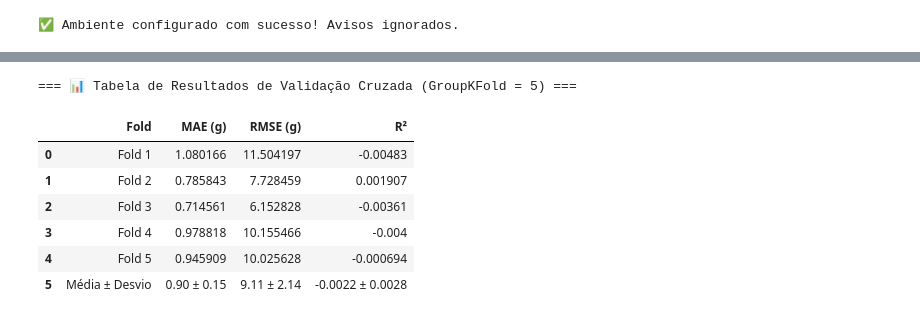
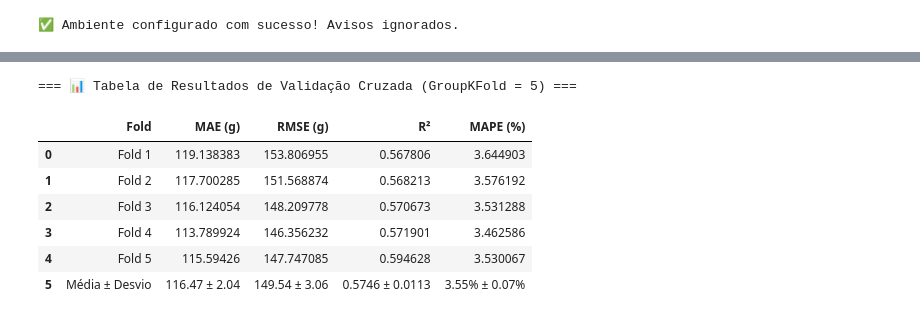
Before and after one commit to brunocorisco86/predicao_peso_mortalidade, a Jupyter notebook: notebooks/modelo_promissor_predicao_peso.ipynb, the cells around one changed output, grey strips where cells are left out. Cells and saved outputs as stored; diff of their text form; code cells hidden in the pictures.

```diff
--- a/notebooks/modelo_promissor_predicao_peso.ipynb
+++ b/notebooks/modelo_promissor_predicao_peso.ipynb
@@ -62,25 +64,18 @@ Antes da modelagem, avaliamos a distribuição estatística das variáveis princ
 # %%
-# 📈 Carregamento de Dados e Estatística Descritiva
-unified_csv = os.path.join(project_root, 'data', 'processed', 'unified_data.csv')
-cleaned_csv = os.path.join(project_root, 'data', 'processed', 'cleaned_data.csv')
+# 📈 Carregamento de Dados e Estatística Descritiva no Dataset de Abate
+unified_csv = settings.UNIFIED_CSV_PATH
+cleaned_csv = os.path.join(settings.PROCESSED_DIR, 'cleaned_data.csv')
 
 df_clean = pd.read_csv(cleaned_csv, low_memory=False)
 
-# Converter variáveis numéricas
-numeric_cols = ['peso', 'idade', 'cab_alojadas', 'mortalidade', 'descartados', 'c15', 'x02']
-for col in numeric_cols:
-    if col in df_clean.columns:
-        df_clean[col] = pd.to_numeric(df_clean[col], errors='coerce')
+stats_cols = ['idade', 'peso_kg', 'peso_g', 'gmd_abate', 'mortalidade', 'descartados', 'cab_alojadas', '_mortalidade', '_descartados']
+existing_stats_cols = [c for c in stats_cols if c in df_clean.columns]
 
-# Criar coluna peso em gramas
-df_clean['peso_g'] = df_clean['peso'] * 1000.0 if df_clean['peso'].max() < 100 else df_clean['peso']
+desc_stats = df_clean[existing_stats_cols].describe().T
+desc_stats['median'] = df_clean[existing_stats_cols].median()
+desc_stats['skewness'] = df_clean[existing_stats_cols].skew()
+desc_stats['kurtosis'] = df_clean[existing_stats_cols].kurtosis()
 
-# Tabela de Estatística Descritiva
-stats_df = df_clean[numeric_cols + ['peso_g']].describe().T
-stats_df['median'] = df_clean[numeric_cols + ['peso_g']].median()
-stats_df['skewness'] = df_clean[numeric_cols + ['peso_g']].skew()
-stats_df['kurtosis'] = df_clean[numeric_cols + ['peso_g']].kurt()
-
-print("=== 📋 Tabela de Estatística Descritiva das Variáveis Principais ===")
-display(stats_df[['count', 'mean', 'std', 'median', 'min', '50%', 'max', 'skewness']])
+print("=== 📋 Tabela de Estatística Descritiva dos Lotes Oficiais de Abate ===")
+display(desc_stats[['count', 'mean', 'std', 'median', 'min', '50%', 'max', 'skewness']])
 # %% [output]
@@ -257,40 +259,41 @@ stacking_model = StackingRegressor(
 
 oof_preds = np.zeros(len(df_ml))
 cv_results = []
 
 for fold, (train_idx, test_idx) in enumerate(gkf.split(X, y, groups), 1):
     X_tr, X_te = X.iloc[train_idx], X.iloc[test_idx]
     y_tr, y_te = y.iloc[train_idx], y.iloc[test_idx]
 
     stacking_model.fit(X_tr, y_tr)
     preds = stacking_model.predict(X_te)
     oof_preds[test_idx] = preds
 
     mae_fold = mean_absolute_error(y_te, preds)
     rmse_fold = np.sqrt(mean_squared_error(y_te, preds))
     r2_fold = r2_score(y_te, preds)
+    mape_fold = np.mean(np.abs((y_te - preds) / y_te)) * 100.0
 
-    cv_results.append({'Fold': f'Fold {fold}', 'MAE (g)': mae_fold, 'RMSE (g)': rmse_fold, 'R²': r2_fold})
+    cv_results.append({'Fold': f'Fold {fold}', 'MAE (g)': mae_fold, 'RMSE (g)': rmse_fold, 'R²': r2_fold, 'MAPE (%)': mape_fold})
 
 df_cv = pd.DataFrame(cv_results)
 
-# Adicionar linha média e desvio padrão
 df_cv_summary = df_cv.copy()
 df_cv_summary.loc[len(df_cv_summary)] = {
     'Fold': 'Média ± Desvio',
     'MAE (g)': f"{df_cv['MAE (g)'].mean():.2f} ± {df_cv['MAE (g)'].std():.2f}",
     'RMSE (g)': f"{df_cv['RMSE (g)'].mean():.2f} ± {df_cv['RMSE (g)'].std():.2f}",
-    'R²': f"{df_cv['R²'].mean():.4f} ± {df_cv['R²'].std():.4f}"
+    'R²': f"{df_cv['R²'].mean():.4f} ± {df_cv['R²'].std():.4f}",
+    'MAPE (%)': f"{df_cv['MAPE (%)'].mean():.2f}% ± {df_cv['MAPE (%)'].std():.2f}%"
 }
 
 print("=== 📊 Tabela de Resultados de Validação Cruzada (GroupKFold = 5) ===")
 display(df_cv_summary)
 # %% [output]
 === 📊 Tabela de Resultados de Validação Cruzada (GroupKFold = 5) ===
-|  | Fold | MAE (g) | RMSE (g) | R² |
-| 0 | Fold 1 | 1.080166 | 11.504197 | -0.00483 |
-| 1 | Fold 2 | 0.785843 | 7.728459 | 0.001907 |
-| 2 | Fold 3 | 0.714561 | 6.152828 | -0.00361 |
-| 3 | Fold 4 | 0.978818 | 10.155466 | -0.004 |
-| 4 | Fold 5 | 0.945909 | 10.025628 | -0.000694 |
-| 5 | Média ± Desvio | 0.90 ± 0.15 | 9.11 ± 2.14 | -0.0022 ± 0.0028 |
+|  | Fold | MAE (g) | RMSE (g) | R² | MAPE (%) |
+| 0 | Fold 1 | 119.138383 | 153.806955 | 0.567806 | 3.644903 |
+| 1 | Fold 2 | 117.700285 | 151.568874 | 0.568213 | 3.576192 |
+| 2 | Fold 3 | 116.124054 | 148.209778 | 0.570673 | 3.531288 |
+| 3 | Fold 4 | 113.789924 | 146.356232 | 0.571901 | 3.462586 |
+| 4 | Fold 5 | 115.59426 | 147.747085 | 0.594628 | 3.530067 |
+| 5 | Média ± Desvio | 116.47 ± 2.04 | 149.54 ± 3.06 | 0.5746 ± 0.0113 | 3.55% ± 0.07% |
```
Also changed, not shown: parts of 25 cells of this notebook, 1 other file.
